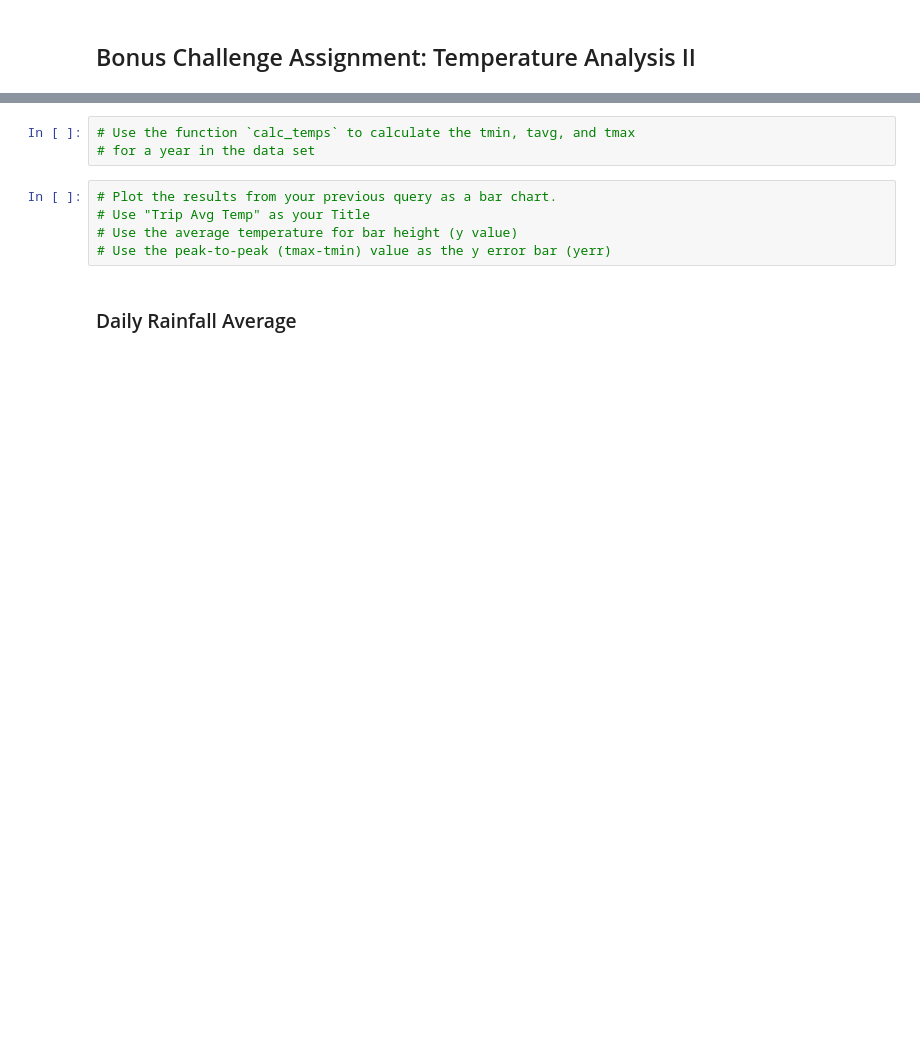
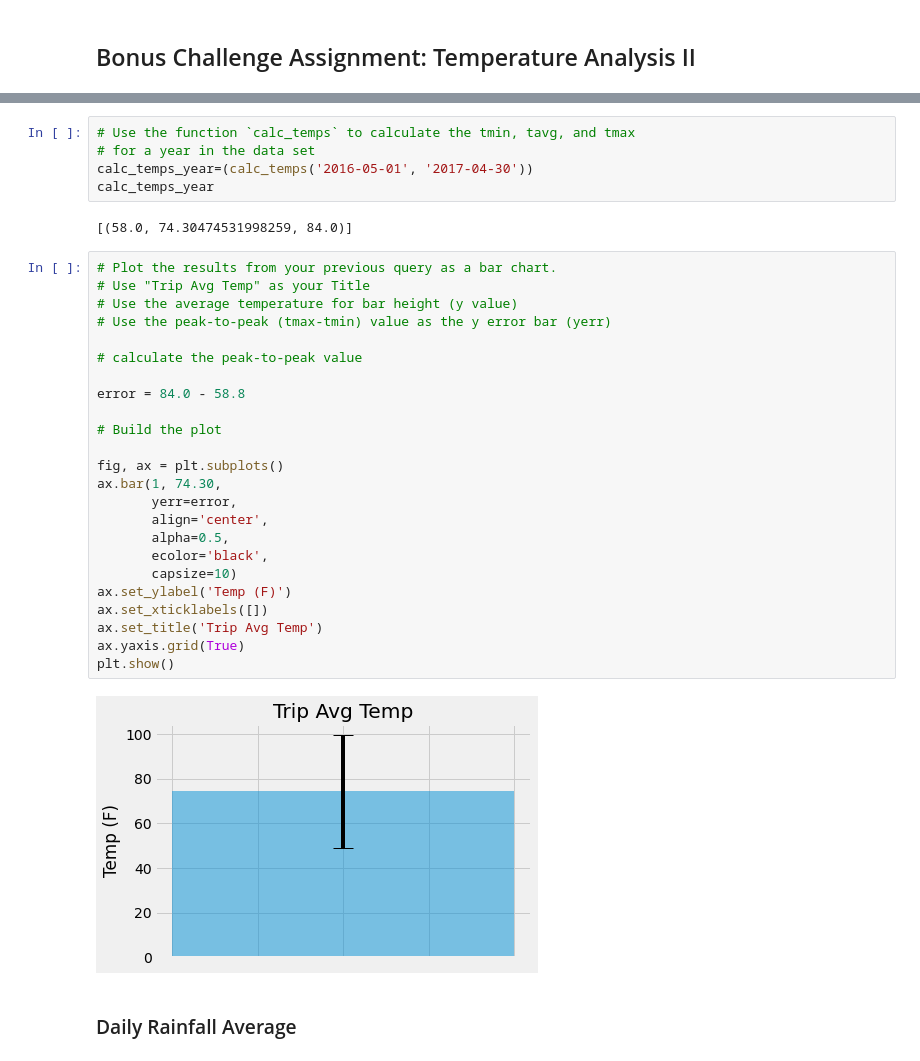
Before and after one commit to malejandrasalgado/sqlalchemy-challenge, a Jupyter notebook: temp_analysis_bonus_2_starter.ipynb, the cells around one changed output, grey strips where cells are left out. Cells and saved outputs as stored; diff of their text form; blank space fills up the shorter version.

```diff
--- a/temp_analysis_bonus_2_starter.ipynb
+++ b/temp_analysis_bonus_2_starter.ipynb
@@ -58,11 +62,36 @@ print(calc_temps('2012-02-28', '2012-03-05'))
 # %%
 # Use the function `calc_temps` to calculate the tmin, tavg, and tmax
 # for a year in the data set
+calc_temps_year=(calc_temps('2016-05-01', '2017-04-30'))
+calc_temps_year
+# %% [output]
+[(58.0, 74.30474531998259, 84.0)]
 # %%
 # Plot the results from your previous query as a bar chart.
 # Use "Trip Avg Temp" as your Title
 # Use the average temperature for bar height (y value)
 # Use the peak-to-peak (tmax-tmin) value as the y error bar (yerr)
+
+# calculate the peak-to-peak value
+
+error = 84.0 - 58.8
+
+# Build the plot
+
+fig, ax = plt.subplots()
+ax.bar(1, 74.30,
+       yerr=error,
+       align='center',
+       alpha=0.5,
+       ecolor='black',
+       capsize=10)
+ax.set_ylabel('Temp (F)')
+ax.set_xticklabels([])
+ax.set_title('Trip Avg Temp')
+ax.yaxis.grid(True)
+plt.show()
+# %% [output]
+[figure, added]
 # %% [markdown]
 ### Daily Rainfall Average
 # %%
```
Also changed, not shown: parts of 9 cells of this notebook, 2 other files.
